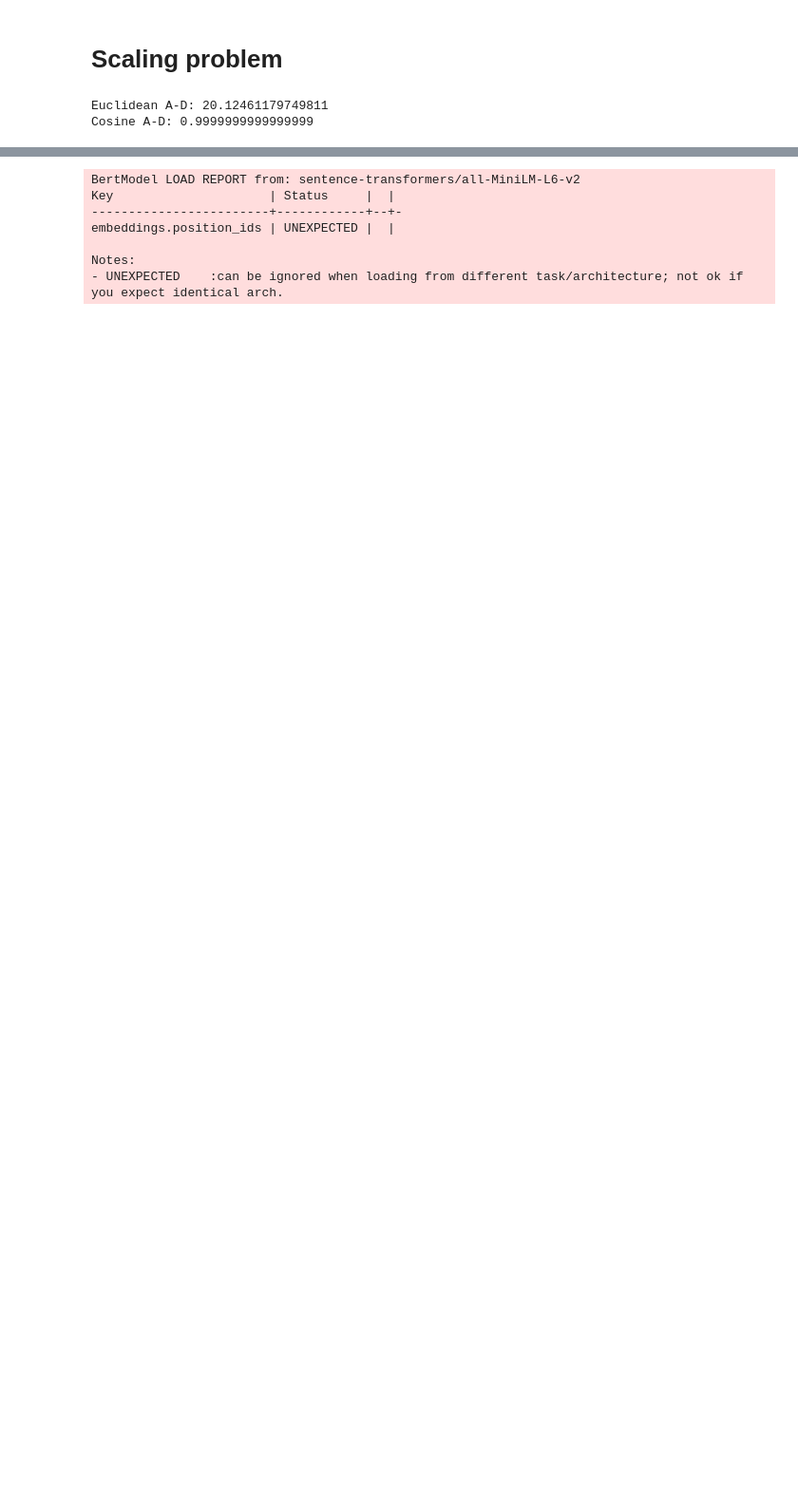
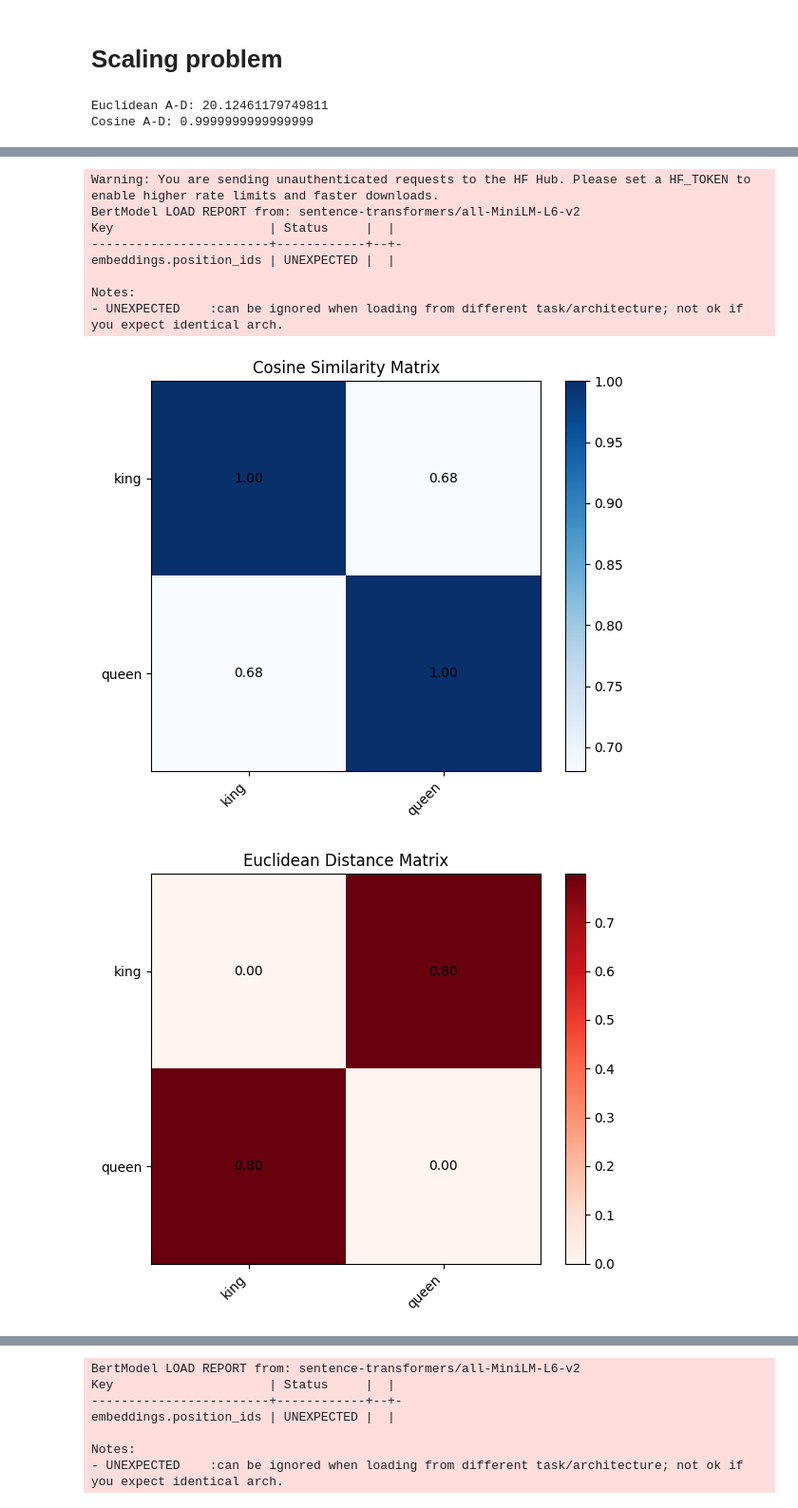
Before and after one commit to datarogue-gsm/Agentic-AI-Learning-materials, a Jupyter notebook: Week-6-Embedding&Vectors/Distance.ipynb, the cells around one changed output, grey strips where cells are left out. Shown at 95% size. Saved outputs shown, nothing was run; the diff lists cells and outputs as text; code cells hidden in the pictures; blank space fills up the shorter version.

Commit message:
Changes for distance metric

```diff
--- a/Week-6-Embedding&Vectors/Distance.ipynb
+++ b/Week-6-Embedding&Vectors/Distance.ipynb
@@ -61,0 +62,53 @@ Cosine A-D: 0.9999999999999999
+# %%
+import numpy as np
+import matplotlib.pyplot as plt
+from sklearn.metrics.pairwise import cosine_similarity, euclidean_distances
+from sentence_transformers import SentenceTransformer
+
+# Example sentences
+words_list = [
+    "king",
+    "queen"
+]
+
+model = SentenceTransformer("all-MiniLM-L6-v2")
+embeddings = model.encode(words_list)
+
+# Compute similarity metrics
+cos_sim = cosine_similarity(embeddings)
+euc_dist = euclidean_distances(embeddings)
+
+# Function to plot heatmap
+def plot_matrix(matrix, title, cmap):
+    plt.figure(figsize=(6,5))
+    plt.imshow(matrix, cmap=cmap)
+    plt.colorbar()
+    plt.xticks(range(len(words_list)), words_list, rotation=45, ha='right')
+    plt.yticks(range(len(words_list)), words_list)
+    plt.title(title)
+
+    # Add numbers inside cells
+    for i in range(len(words_list)):
+        for j in range(len(words_list)):
+            plt.text(j, i, f"{matrix[i, j]:.2f}",
+                     ha="center", va="center", color="black")
+
+    plt.tight_layout()
+    plt.show()
+
+# Plot Cosine Similarity
+plot_matrix(cos_sim, "Cosine Similarity Matrix", "Blues")
+
+# Plot Euclidean Distance
+plot_matrix(euc_dist, "Euclidean Distance Matrix", "Reds")
+# %% [output]
+Warning: You are sending unauthenticated requests to the HF Hub. Please set a HF_TOKEN to enable higher rate limits and faster downloads.
+BertModel LOAD REPORT from: sentence-transformers/all-MiniLM-L6-v2
+Key                     | Status     |  |
+------------------------+------------+--+-
+embeddings.position_ids | UNEXPECTED |  |
+
+Notes:
+- UNEXPECTED    :can be ignored when loading from different task/architecture; not ok if you expect identical arch.
+[figure, added]
+[figure, added]
```
Also changed, not shown: parts of 6 cells of this notebook, 3 other files.
